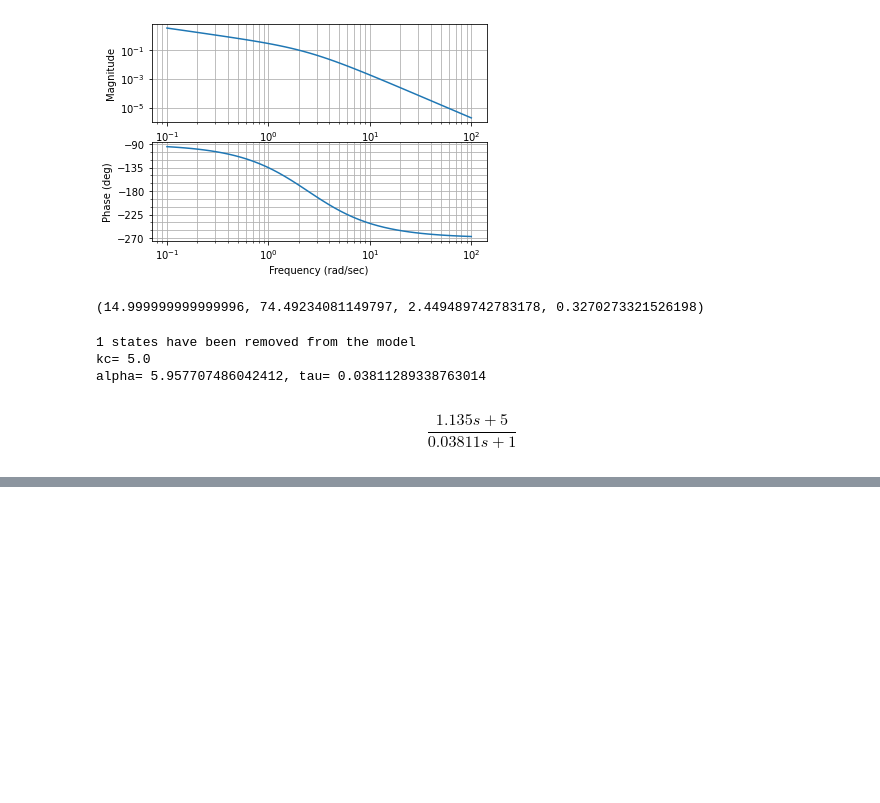
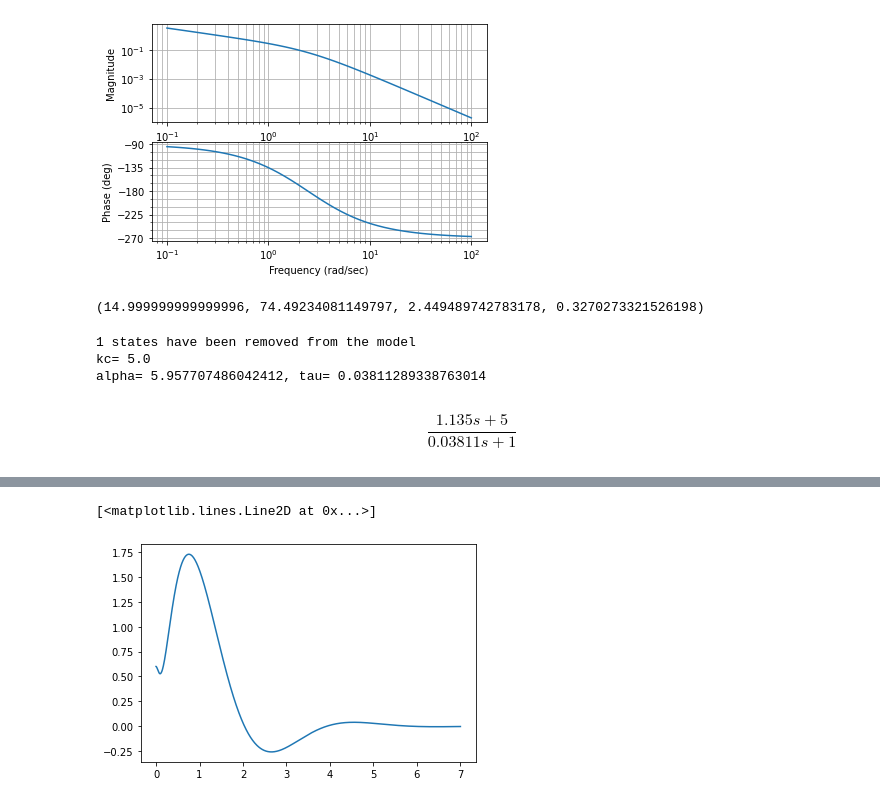
Before and after one commit to bregydoc/controlsystems2020, a Jupyter notebook: Untitled4.ipynb, the cells around one changed output, grey strips where cells are left out. Cells and saved outputs as stored; diff of their text form; code cells hidden in the pictures; blank space fills up the shorter version.

```diff
--- a/Untitled4.ipynb
+++ b/Untitled4.ipynb
@@ -647,0 +819,40 @@ $$\frac{1.135 s + 5}{0.03811 s + 1}$$
+# %%
+def regulator(sys, poles=None, po=None, ts=None, extra_poles=[], ck=[]):
+    final_poles = []
+
+    if poles is not None:
+        final_poles = poles
+
+    if po is not None and ts is not None:
+        log_po = np.log(100 / po)
+        psi = log_po / np.sqrt(np.pi ** 2 + log_po ** 2)
+        wn = 4 / psi / ts
+
+        s1 = -psi * wn + 1j * wn * np.sqrt(1 - psi ** 2)
+        s2 = -psi * wn - 1j * wn * np.sqrt(1 - psi ** 2)
+
+        final_poles.append(s1)
+        final_poles.append(s2)
+
+    for p in extra_poles:
+        final_poles.append(p)
+
+    rank = np.linalg.matrix_rank(ct.ctrb(sys.A, sys.B))
+
+    total_poles = len(final_poles)
+
+    if total_poles < rank:
+        raise BaseException(f"you have {total_poles} but you need {rank} to implement a FSFB")
+
+    kk = ct.acker(sys.A, sys.B, final_poles)
+
+    ak = sys.A - sys.B*kk
+    bk = np.zeros((sys.A.shape[0], 1))
+    default = np.zeros((1, sys.A.shape[0]))
+    default[0] = 1
+    ck2 = np.array(ck) if ck else default
+    dk = np.array([[0]])
+
+    return ct.ss(ak, bk, ck2, dk)
+# %%
+regulator_closed_loop = regulator(sys, po=15, ts=4, extra_poles=[-19, -10], ck=[[0, 0, 1, 0]])
@@ -647,0 +875,6 @@ $$\frac{1.135 s + 5}{0.03811 s + 1}$$
+# %%
+t, y = ct.initial_response(regulator_closed_loop, X0=[0.05, 0, .6, 0])
+plt.plot(t, y)
+# %% [output]
+[<matplotlib.lines.Line2D at 0x...>]
+[figure, added]
```
Also changed, not shown: parts of 17 cells of this notebook, 3 other files.
